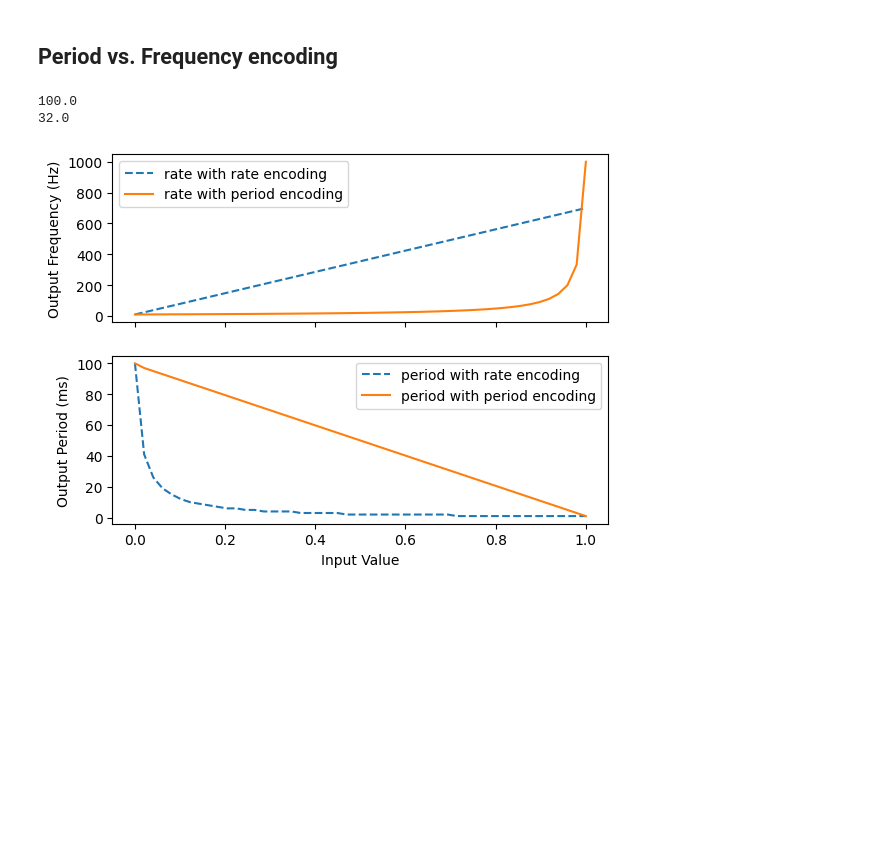
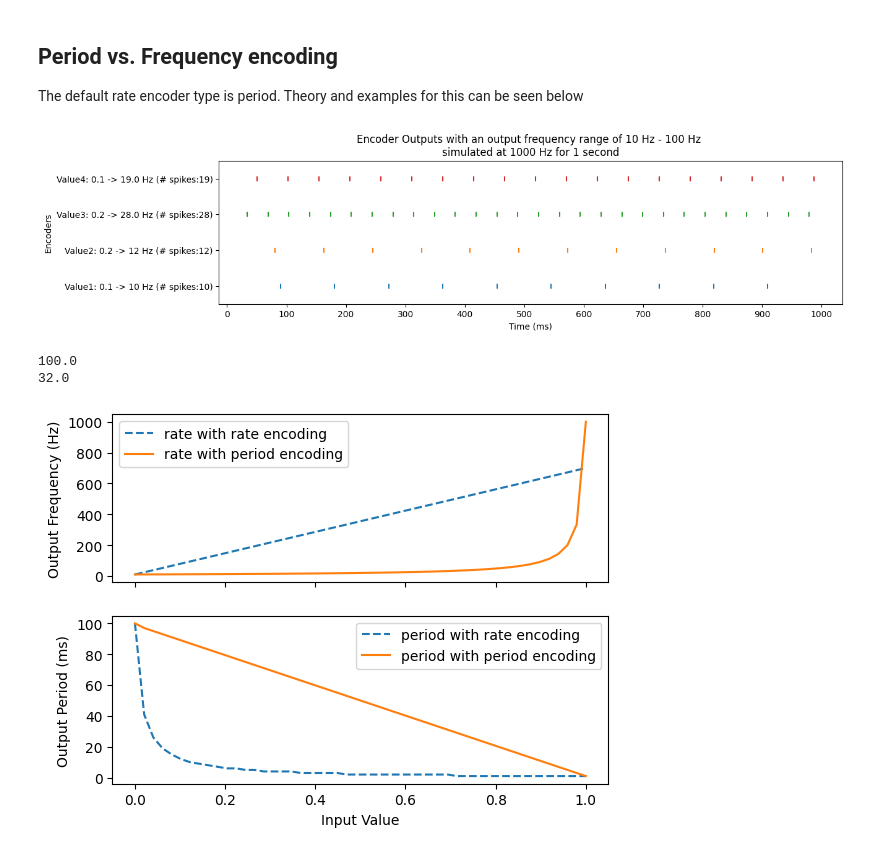
Before and after one commit to rfebbo/SNN_DPE, a Jupyter notebook: demonstration/classification/00_encoder.ipynb, the cells around one changed output. Cells and saved outputs as stored; diff of their text form; code cells hidden in the pictures; blank space fills up the shorter version.

```diff
--- a/demonstration/classification/00_encoder.ipynb
+++ b/demonstration/classification/00_encoder.ipynb
@@ -54,3 +80,35 @@ plt.show()
-# %% [markdown]
-## Period vs. Frequency encoding
+# %% [markdown]
+## Period vs. Frequency encoding
+
+The default rate encoder type is period. Theory and examples for this can be seen below
+# %%
+# If we do the same example above, but use values
+
+# input values for the encoders
+value1 = 0.1
+value2 = 0.2
+value3 = 0.2
+value4 = 0.1
+
+# min and max output freq of the encoders
+min_f = 10
+max_f = 100
+
+# update rate of the simulation (how often do we check to see if the encoder has a spike or not)
+sim_f = 1000
+
+# lets test 3 encoders
+e1 = Encoder(min_f, max_f, sim_f, enc_type='period')
+e2 = Encoder(min_f, max_f, sim_f, enc_type='period')
+e3 = Encoder(min_f, max_f, sim_f, enc_type='frequency')
+e4 = Encoder(min_f, max_f, sim_f, enc_type='frequency')
+
+e1.set_value(value1)
+e2.set_value(value2)
+e3.set_value(value3)
+e4.set_value(value4)
+
+simulate_and_plot_enc(e1, e2, e3, e4)
+# %% [output]
+[figure, added]
 # %%
```
Also changed, not shown: parts of 3 cells of this notebook, 3 other files.
